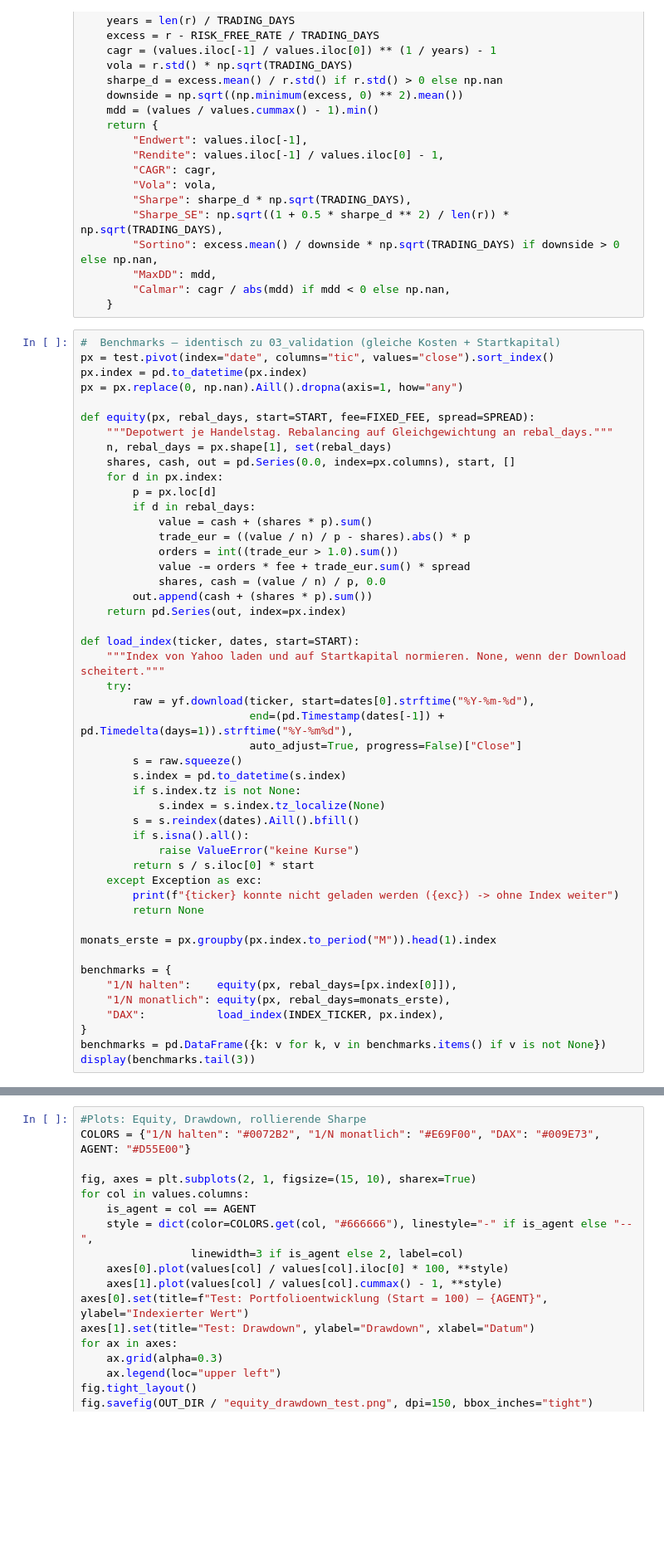
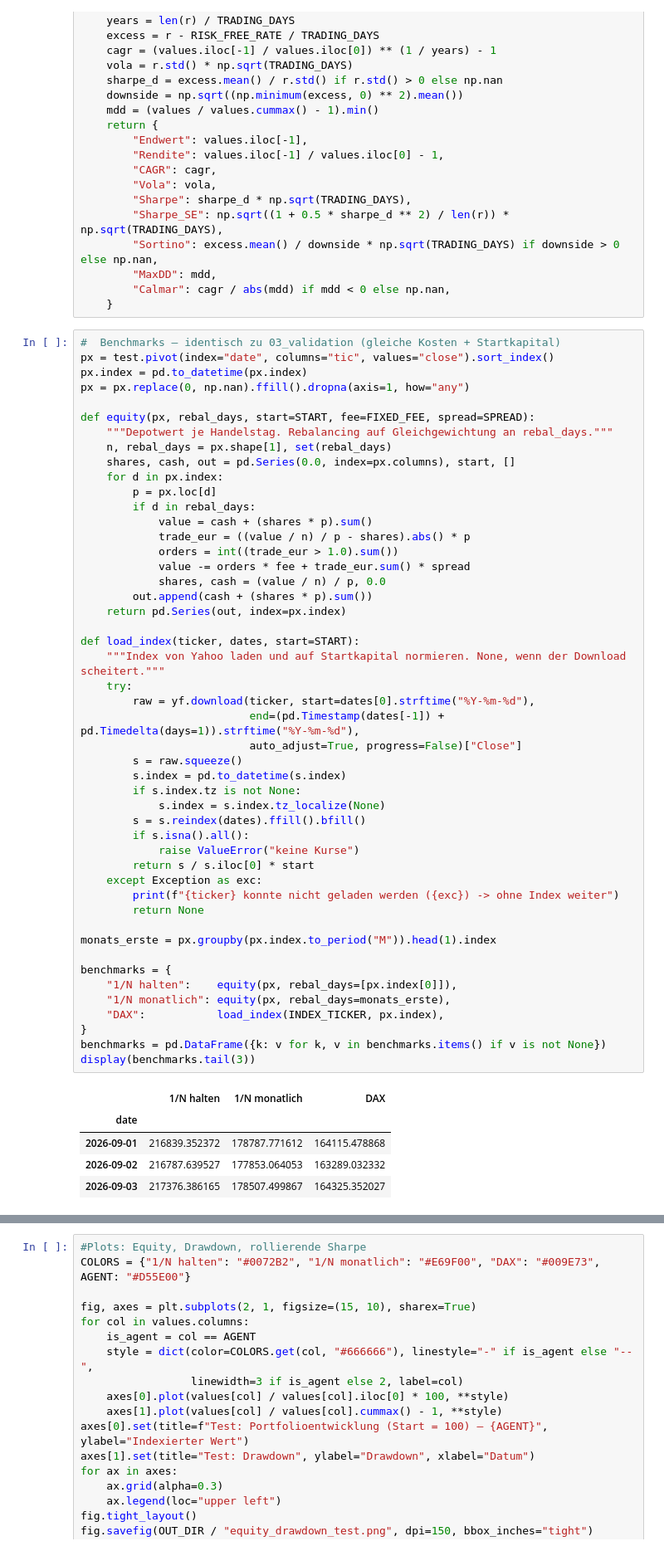
Before and after one commit to TimoRoss2209/pro-finrl, a Jupyter notebook: src/notebooks/Alt/04_benchmarks.ipynb, the cells around one changed output, grey strips where cells are left out. Shown at 83% size. Saved outputs shown, nothing was run; the diff lists cells and outputs as text; blank space fills up the shorter version.

```diff
--- a/src/notebooks/Alt/04_benchmarks.ipynb
+++ b/src/notebooks/Alt/04_benchmarks.ipynb
@@ -125,7 +130,7 @@ def kennzahlen(values: pd.Series) -> dict:
 #  Benchmarks – identisch zu 03_validation (gleiche Kosten + Startkapital)
 px = test.pivot(index="date", columns="tic", values="close").sort_index()
 px.index = pd.to_datetime(px.index)
-px = px.replace(0, np.nan).Aill().dropna(axis=1, how="any")
+px = px.replace(0, np.nan).ffill().dropna(axis=1, how="any")
 
 def equity(px, rebal_days, start=START, fee=FIXED_FEE, spread=SPREAD):
     """Depotwert je Handelstag. Rebalancing auf Gleichgewichtung an rebal_days."""
@@ -140,35 +145,41 @@ def equity(px, rebal_days, start=START, fee=FIXED_FEE, spread=SPREAD):
             value -= orders * fee + trade_eur.sum() * spread
             shares, cash = (value / n) / p, 0.0
         out.append(cash + (shares * p).sum())
     return pd.Series(out, index=px.index)
 
 def load_index(ticker, dates, start=START):
     """Index von Yahoo laden und auf Startkapital normieren. None, wenn der Download scheitert."""
     try:
         raw = yf.download(ticker, start=dates[0].strftime("%Y-%m-%d"),
-                          end=(pd.Timestamp(dates[-1]) + pd.Timedelta(days=1)).strftime("%Y-%m%d"),
+                          end=(pd.Timestamp(dates[-1]) + pd.Timedelta(days=1)).strftime("%Y-%m-%d"),
                           auto_adjust=True, progress=False)["Close"]
         s = raw.squeeze()
         s.index = pd.to_datetime(s.index)
         if s.index.tz is not None:
             s.index = s.index.tz_localize(None)
-        s = s.reindex(dates).Aill().bfill()
+        s = s.reindex(dates).ffill().bfill()
         if s.isna().all():
             raise ValueError("keine Kurse")
         return s / s.iloc[0] * start
     except Exception as exc:
         print(f"{ticker} konnte nicht geladen werden ({exc}) -> ohne Index weiter")
         return None
 
 monats_erste = px.groupby(px.index.to_period("M")).head(1).index
 
 benchmarks = {
     "1/N halten":    equity(px, rebal_days=[px.index[0]]),
     "1/N monatlich": equity(px, rebal_days=monats_erste),
     "DAX":           load_index(INDEX_TICKER, px.index),
 }
 benchmarks = pd.DataFrame({k: v for k, v in benchmarks.items() if v is not None})
 display(benchmarks.tail(3))
+# %% [output]
+|  | 1/N halten | 1/N monatlich | DAX |
+| date |  |  |  |
+| 2026-09-01 | 216839.352372 | 178787.771612 | 164115.478868 |
+| 2026-09-02 | 216787.639527 | 177853.064053 | 163289.032332 |
+| 2026-09-03 | 217376.386165 | 178507.499867 | 164325.352027 |
 # %%
 #Agent EINMAL deterministisch über den Testzeitraum laufen lassen
 model = ALGO_CLASSES[selection["algo"]].load(str(MODEL_PATH), device="cpu")
```
Also changed, not shown: parts of 7 cells of this notebook, 2 other files.
